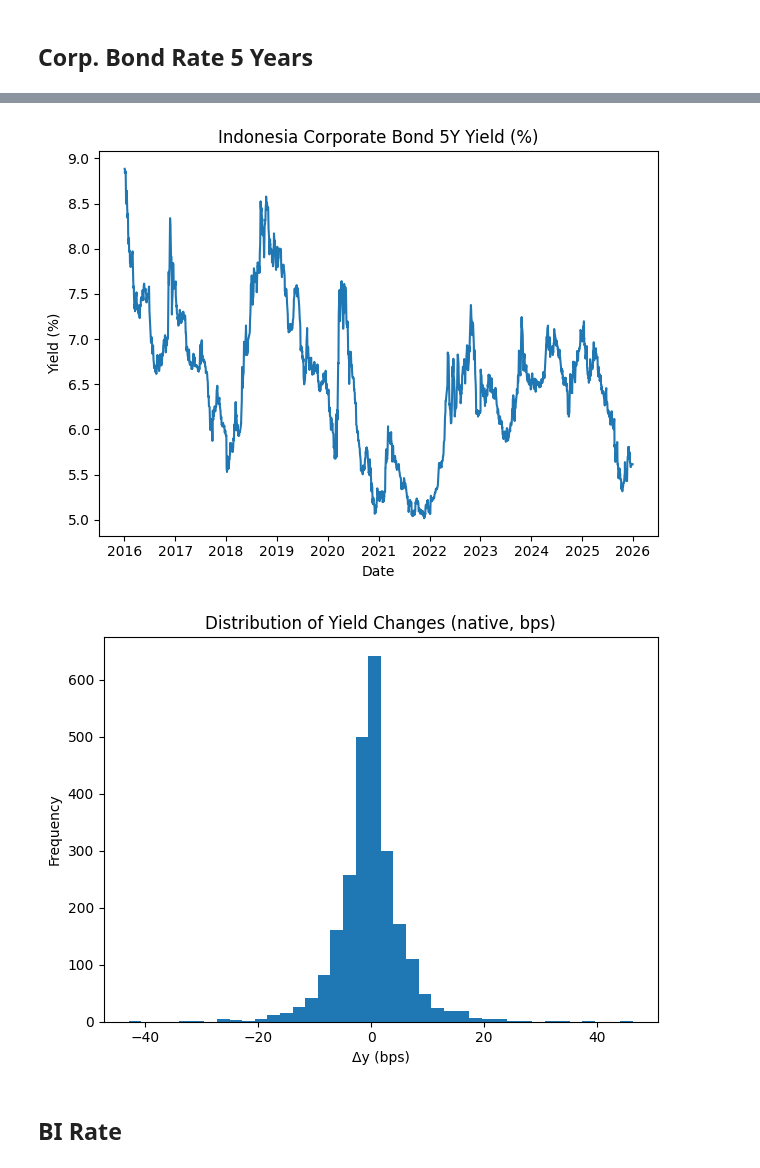
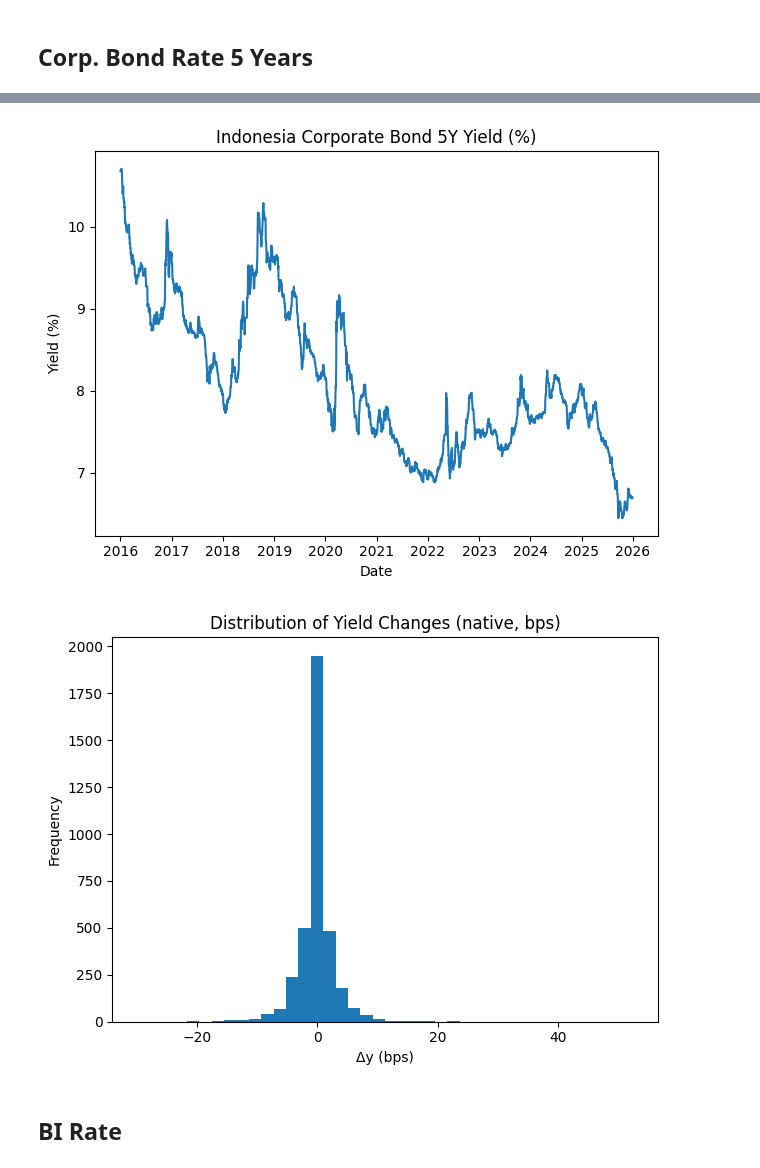
Before and after one commit to iqbaltanjung97/VaR, a Jupyter notebook: CP2026_rates.ipynb, the cells around one changed output, grey strips where cells are left out. Saved outputs shown, nothing was run; the diff lists cells and outputs as text; code cells hidden in the pictures.

```diff
--- a/CP2026_rates.ipynb
+++ b/CP2026_rates.ipynb
@@ -604,7 +604,7 @@ import pandas as pd
 import matplotlib.pyplot as plt
 
 
-FILEPATH = "CorpBondRate.xlsx"
+FILEPATH = "Corp5Y.xlsx"
 SHEET = 0  # first sheet; change if needed
 
 
@@ -799,5 +799,5 @@ worst_12m         211.6          -199.9
-[figure, old version]
+[figure, new version]
-[figure, old version]
+[figure, new version]
 # %% [markdown]
 ## BI Rate
 # %%
```
Also changed, not shown: parts of 3 cells of this notebook, 8 other files.
